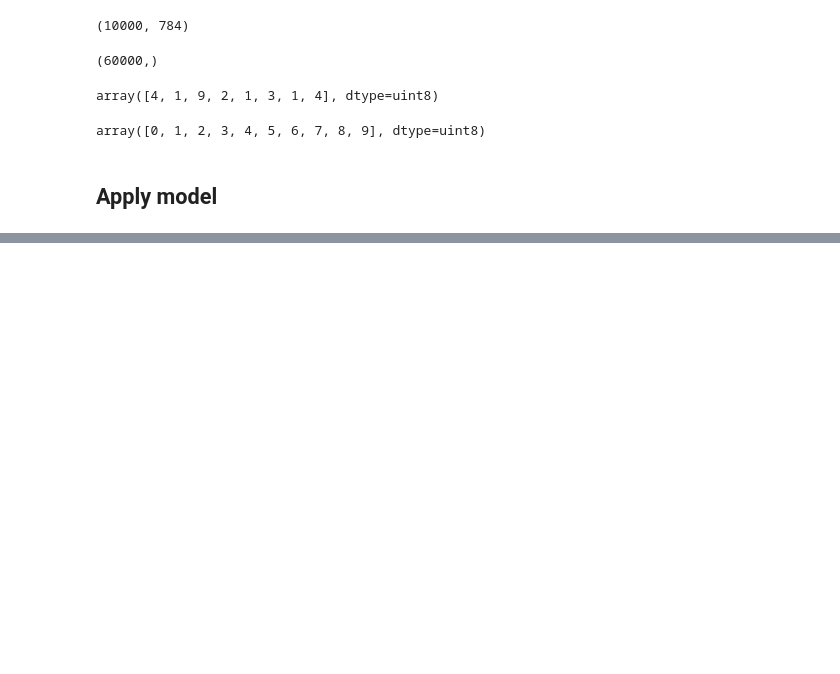
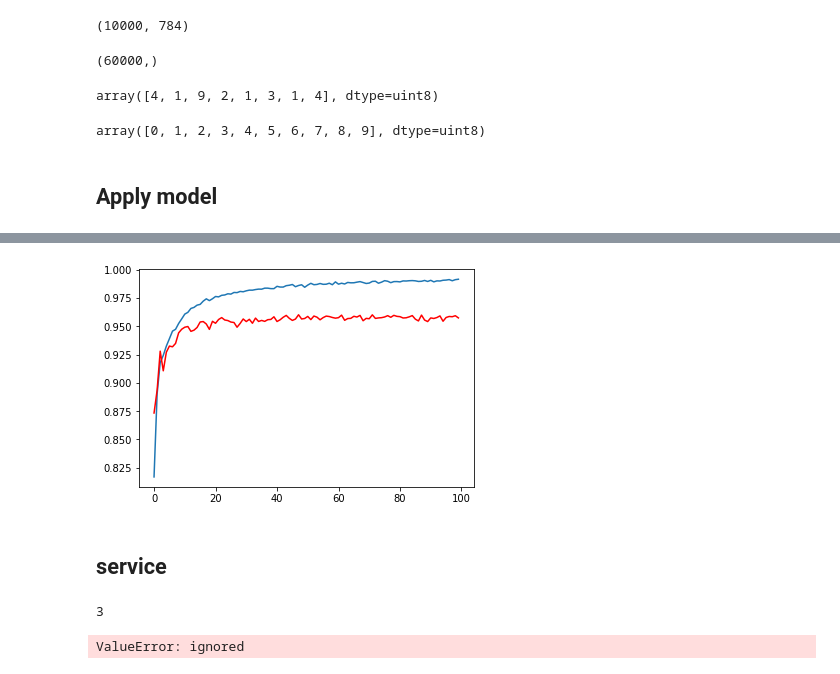
Before and after one commit to SolbiChoi/test_deeplearning, a Jupyter notebook: mnist_classification.ipynb, the cells around one changed output, grey strips where cells are left out. Cells and saved outputs as stored; diff of their text form; code cells hidden in the pictures; blank space fills up the shorter version.

```diff
--- a/mnist_classification.ipynb
+++ b/mnist_classification.ipynb
@@ -74,0 +96,16 @@ model.compile()
+# %%
+plt.plot(hist.history['acc'])
+plt.plot(hist.history['val_acc'],'-r')
+plt.show()
+# %% [output]
+[figure, added]
+# %% [markdown]
+## service
+# %%
+y_test[30]
+# %% [output]
+3
+# %%
+model.predict([x_test[30,:]])
+# %% [output]
+ValueError: ignored
```
Also changed, not shown: parts of 5 cells of this notebook.
